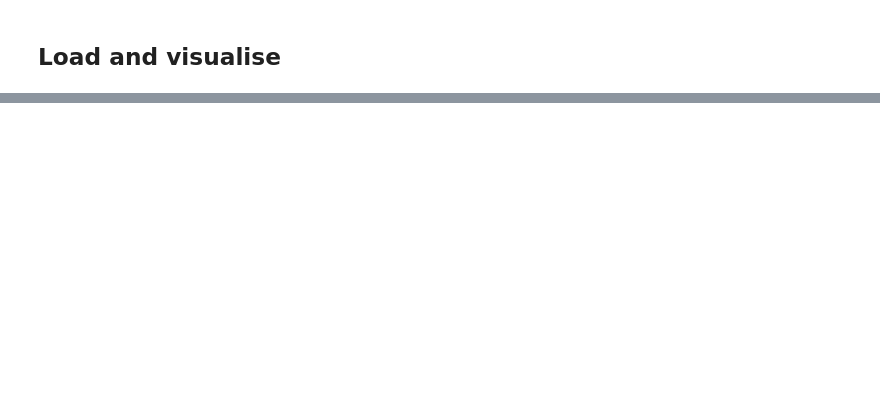
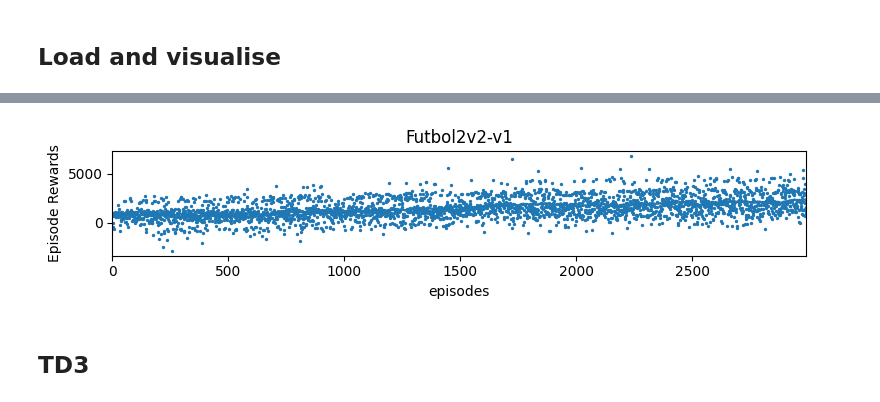
Before and after one commit to TheShenk/hai-nonconflict-action-learning, a Jupyter notebook: experiments.ipynb, the cells around one changed output, grey strips where cells are left out. Saved outputs shown, nothing was run; the diff lists cells and outputs as text; code cells hidden in the pictures; blank space fills up the shorter version.

```diff
--- a/experiments.ipynb
+++ b/experiments.ipynb
@@ -221,0 +226,2 @@ visualizer.close()
+# %%
+timesteps = 1000000
@@ -221,0 +230,22 @@ visualizer.close()
+# %%
+log_dir = "logs/futbol/ppo"
+env = make_vec_env(lambda: gym.make("Futbol2v2-v1",
+                                    team_B_model=utils.RandomStaticAgent,
+                                    action_space_type="box"), n_envs=4, monitor_dir=log_dir)
+
+env_iter = iter(env.envs)
+ma_action_env = make_vec_env(
+    lambda: utils.TransformAction(next(env_iter), gym.spaces.Box(low=-1.0, high=1.0, shape=(1, 4))),
+    n_envs=4
+)
+
+models = [
+    MultiAgentOnPolicyProxy(PPO("MlpPolicy",
+                             ma_action_env,
+                             device='cpu')),
+    MultiAgentOnPolicyProxy(PPO("MlpPolicy",
+                             ma_action_env,
+                             device='cpu'))
+]
+# %%
+multiagent_learn(models, timesteps, env, "models/footbol/ppo")
@@ -221,0 +271,8 @@ visualizer.close()
+# %%
+results_plotter.plot_results([log_dir], timesteps, results_plotter.X_EPISODES, "Futbol2v2-v1")
+display.display(plt.gcf())
+display.clear_output(wait=True)
+# %% [output]
+[figure, added]
+# %% [markdown]
+## TD3
```
Also changed, not shown: parts of 12 cells of this notebook.
